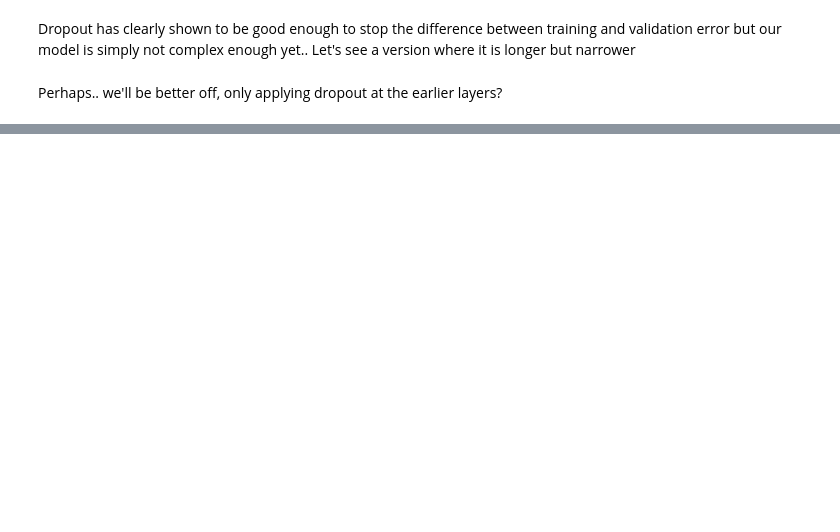
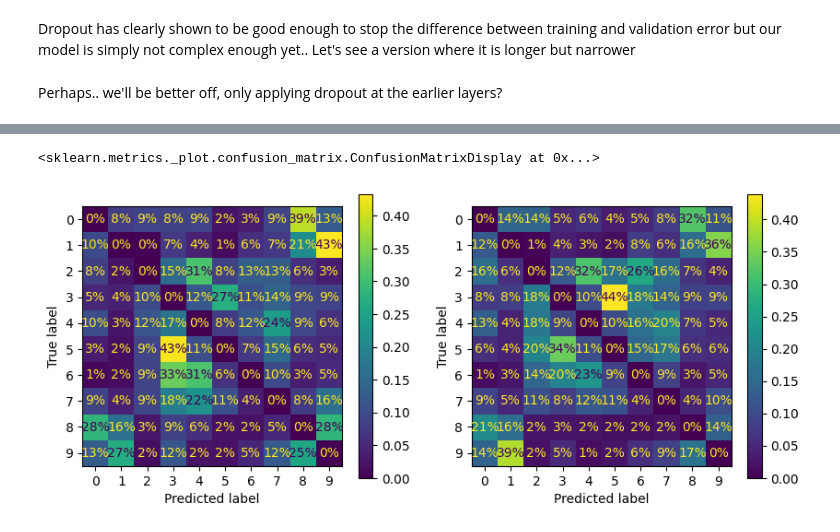
Before and after one commit to taif-ghazali/CIFAR10, a Jupyter notebook: CIFAR10.ipynb, the cells around one changed output, grey strips where cells are left out. Drawn from its saved outputs; the diff is of its cells as text; code cells hidden in the pictures; blank space fills up the shorter version.

```diff
--- a/CIFAR10.ipynb
+++ b/CIFAR10.ipynb
@@ -329,0 +374,9 @@ Epoch 50/50
+# %%
+fig, axes= plt.subplots(1,2, figsize = (10,4))
+sample_weight = (y_valid_pred != y_valid)
+
+ConfusionMatrixDisplay.from_predictions(y_valid, y_valid_pred, ax= axes[0], sample_weight=sample_weight, normalize= "true", values_format= ".0%")
+ConfusionMatrixDisplay.from_predictions(y_valid, y_valid_pred, ax= axes[1], sample_weight=sample_weight,normalize= "pred", values_format=".0%")
+# %% [output]
+<sklearn.metrics._plot.confusion_matrix.ConfusionMatrixDisplay at 0x...>
+[figure, added]
```
Also changed, not shown: parts of 22 cells of this notebook, 1 other file.
